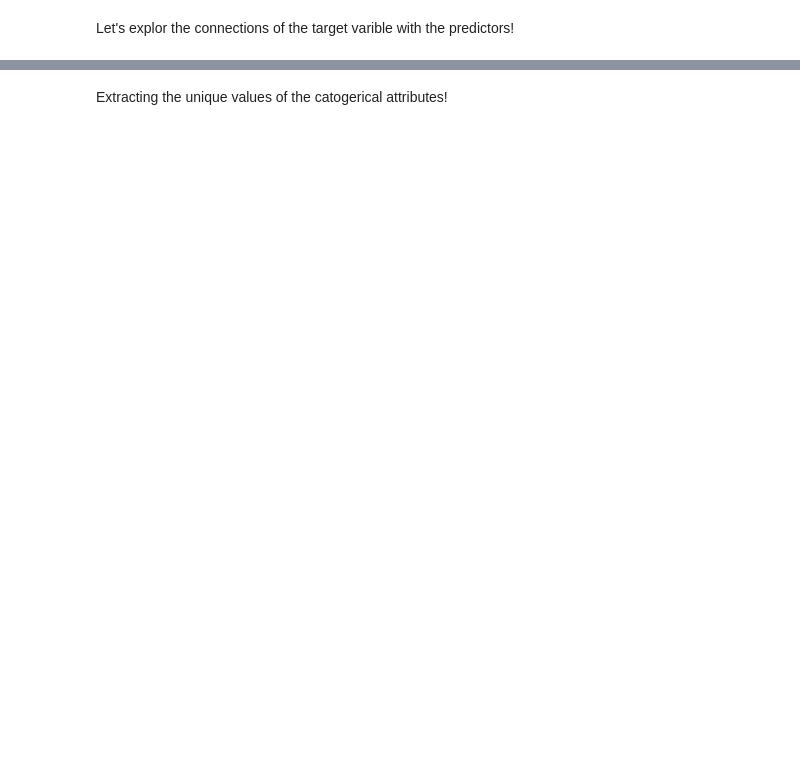
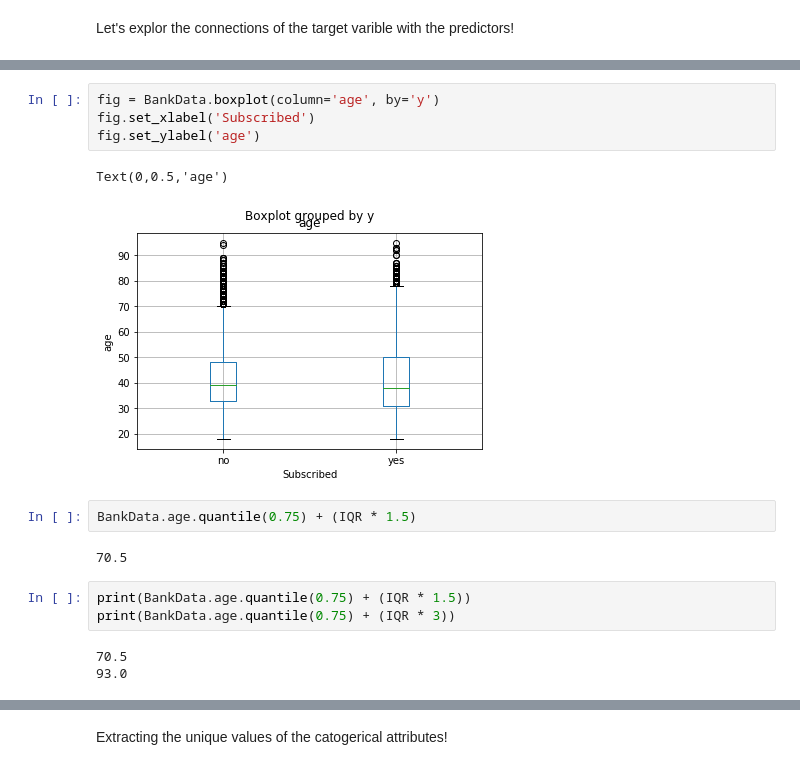
Before and after one commit to Nada-gh/BankMarketing, a Jupyter notebook: DataExploration.ipynb, the cells around one changed output, grey strips where cells are left out. Saved outputs shown, nothing was run; the diff lists cells and outputs as text; blank space fills up the shorter version.

```diff
--- a/DataExploration.ipynb
+++ b/DataExploration.ipynb
@@ -140,0 +210,17 @@ BankData_catog.head()
+# %%
+fig = BankData.boxplot(column='age', by='y')
+fig.set_xlabel('Subscribed')
+fig.set_ylabel('age')
+# %% [output]
+Text(0,0.5,'age')
+[figure, added]
+# %%
+BankData.age.quantile(0.75) + (IQR * 1.5)
+# %% [output]
+70.5
+# %%
+print(BankData.age.quantile(0.75) + (IQR * 1.5))
+print(BankData.age.quantile(0.75) + (IQR * 3))
+# %% [output]
+70.5
+93.0
```
Also changed, not shown: parts of 137 cells of this notebook.
